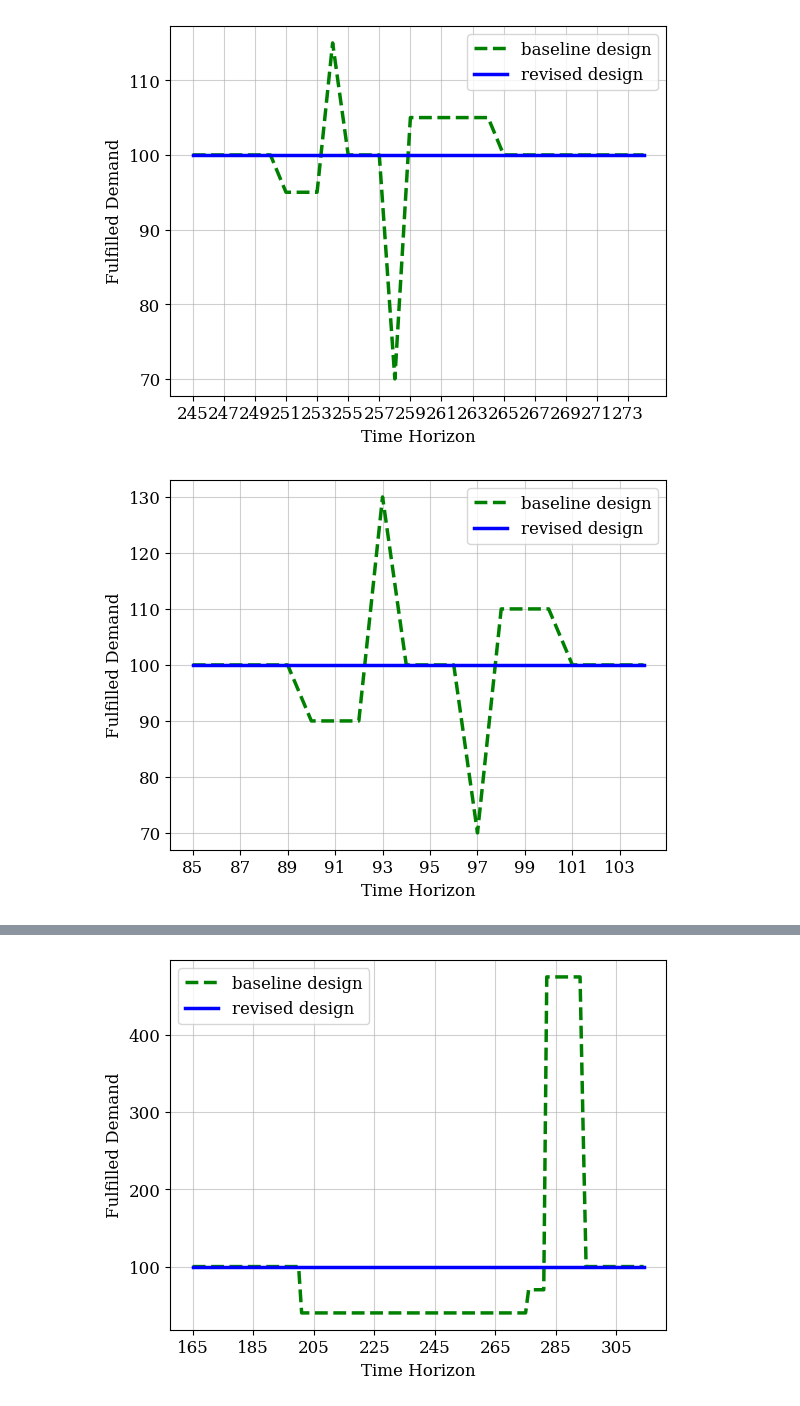
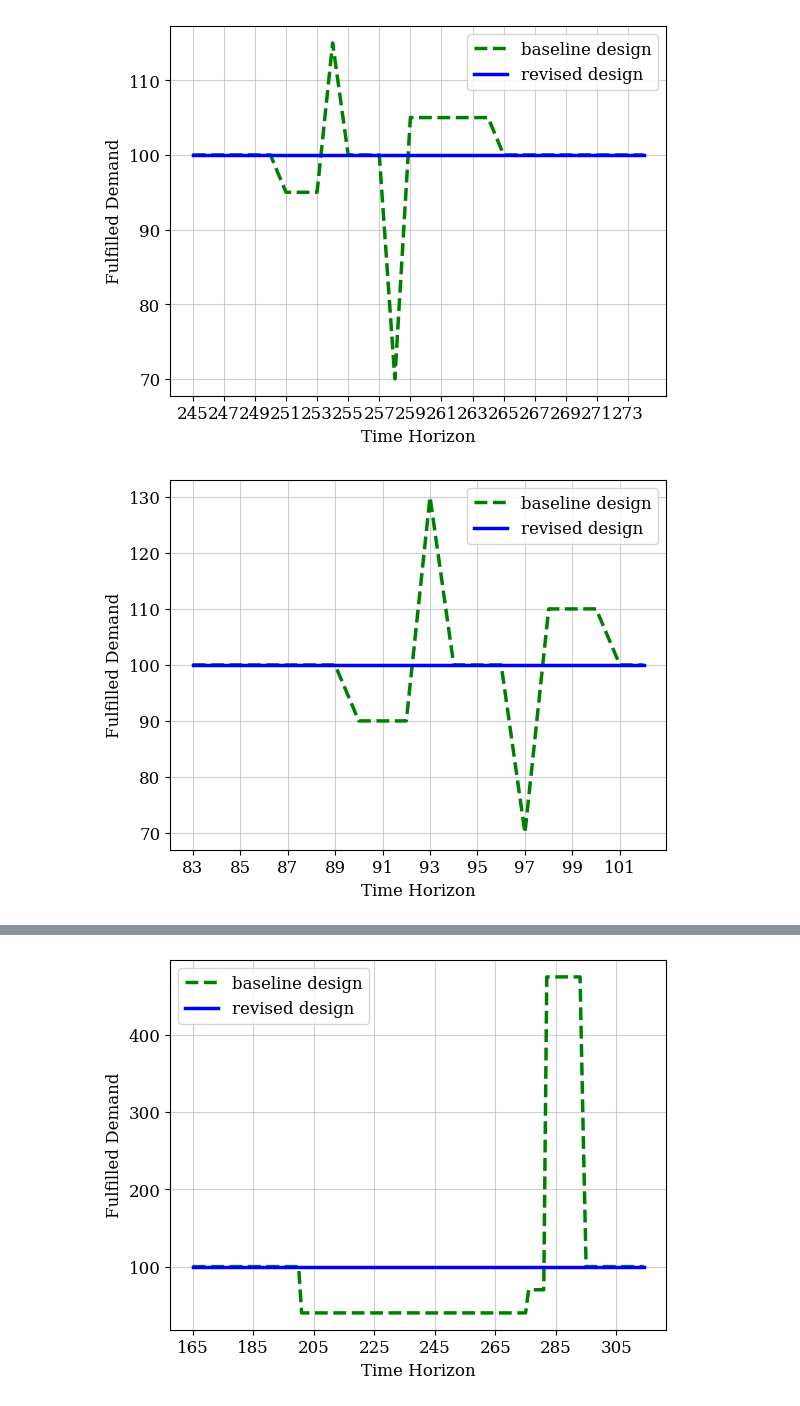
Before and after one commit to shivamvedant/energiapy, a Jupyter notebook: docs/notebooks/supply chain/IRF manuscript/readControl_HPRC.ipynb, the cells around one changed output, grey strips where cells are left out. Cells and saved outputs as stored; diff of their text form; code cells hidden in the pictures.

```diff
--- a/docs/notebooks/supply chain/IRF manuscript/readControl_HPRC.ipynb
+++ b/docs/notebooks/supply chain/IRF manuscript/readControl_HPRC.ipynb
@@ -100,10 +100,10 @@ dark_colors = [
     "darkgoldenrod"
 ]
 # %%
-with open(f'control/ncl_ControlResults_Backlog.pkl', 'rb') as file:
+with open(f'control/ncl_ControlResults_Backlog_ph30.pkl', 'rb') as file:
     ncl_load_results = pickle.load(file)
 # %%
-with open(f'control/cl_ControlResults_Backlog.pkl', 'rb') as file:
+with open(f'control/cl_ControlResults_Backlog_ph30.pkl', 'rb') as file:
     cl_load_results = pickle.load(file)
 # %%
 with open(f'control/cl_step2_ControlResults_Backlog.pkl', 'rb') as file:
@@ -328,31 +312,31 @@ plt.show()
 # %%
 rc('font', **{'family': 'serif', 'serif': ['Computer Modern'], 'size': 12})
 rc('text', usetex=False)
 fig, ax = plt.subplots()
 
 # Plot data from the first dataset
-start=85
+start=83
 end = start+20
 
 ax.plot(range(start, end), list(value for key, value in ncl_load_results.output['S'].items() if key[0]=='loc5' and key[1]=='com1_sold')[start:end], label='baseline design', color='green', linestyle='--', linewidth='2.5')
 
 ax.plot(range(start, end), list(value for key, value in cl_load_results.output['S'].items() if key[0]=='loc5' and key[1]=='com1_sold')[start:end], label='revised design', color='blue', linestyle='-', linewidth='2.5')
 
 # ax.plot(range(start, end), list(value for key, value in ph30_ncl_load_results.output['S'].items() if key[0]=='loc5' and key[1]=='com1_sold')[start:end], label='without learning (ph 30)', color='green', linestyle='--', linewidth='2.5')
 #
 # ax.plot(range(start, end), list(value for key, value in ph30_cl_load_results.output['S'].items() if key[0]=='loc5' and key[1]=='com1_sold')[start:end], label='with learning (ph 30)', color='green', linestyle='-', linewidth='2.5')
 
 # Customize the plot
 ax.set_xlabel('Time Horizon')
 ax.set_ylabel('Fulfilled Demand')
 # ax.set_title('FIX TITLE')
 ax.legend()
 ax.plot(linewidth=0.5)
 ax.set_xticks(range(start, end, 2))
 plt.grid(alpha=0.6)
 plt.rcdefaults()
 # plt.savefig(fname = 'cl_ncl_compare', dpi = 300)
 # Show the plot
 plt.show()
 # %% [output]
-[figure, old version]
+[figure, new version]
```
Also changed, not shown: parts of 21 cells of this notebook, 3 other files.
